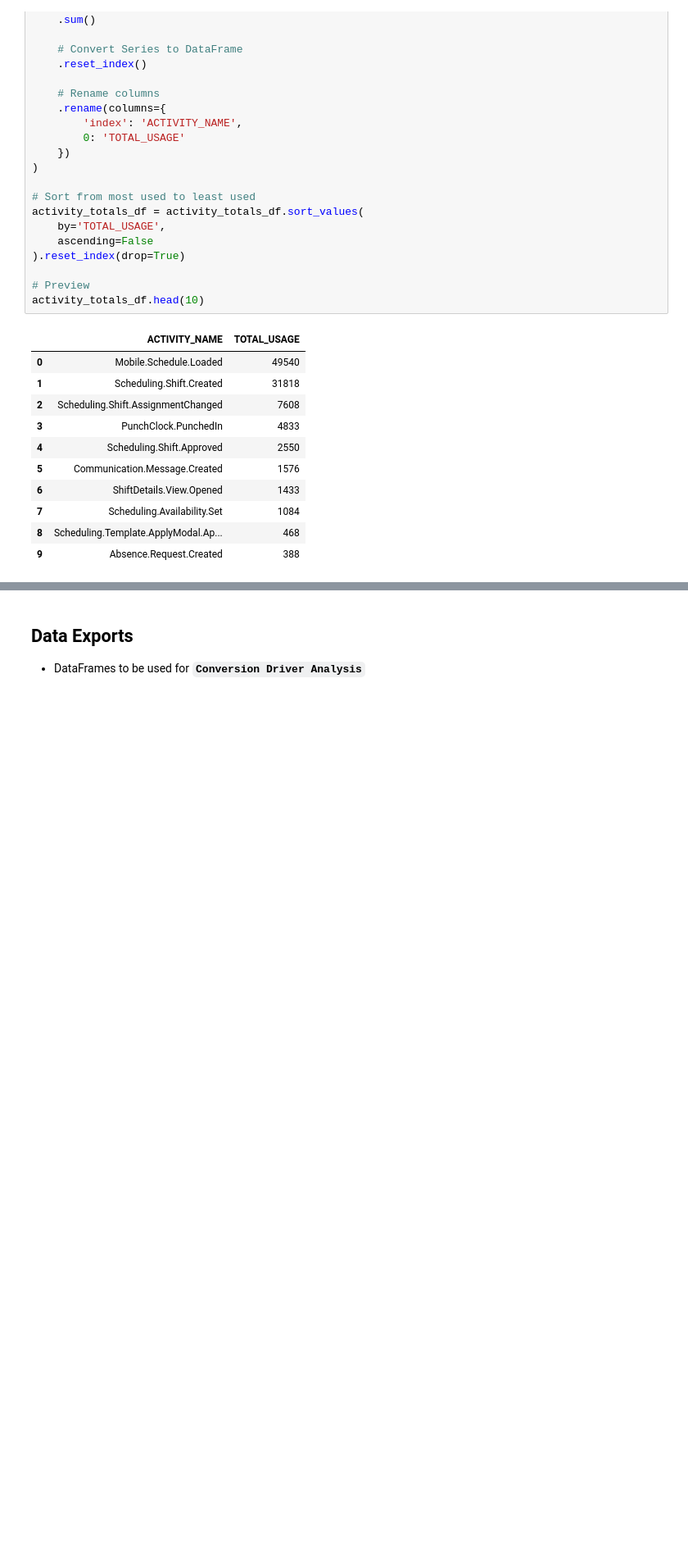
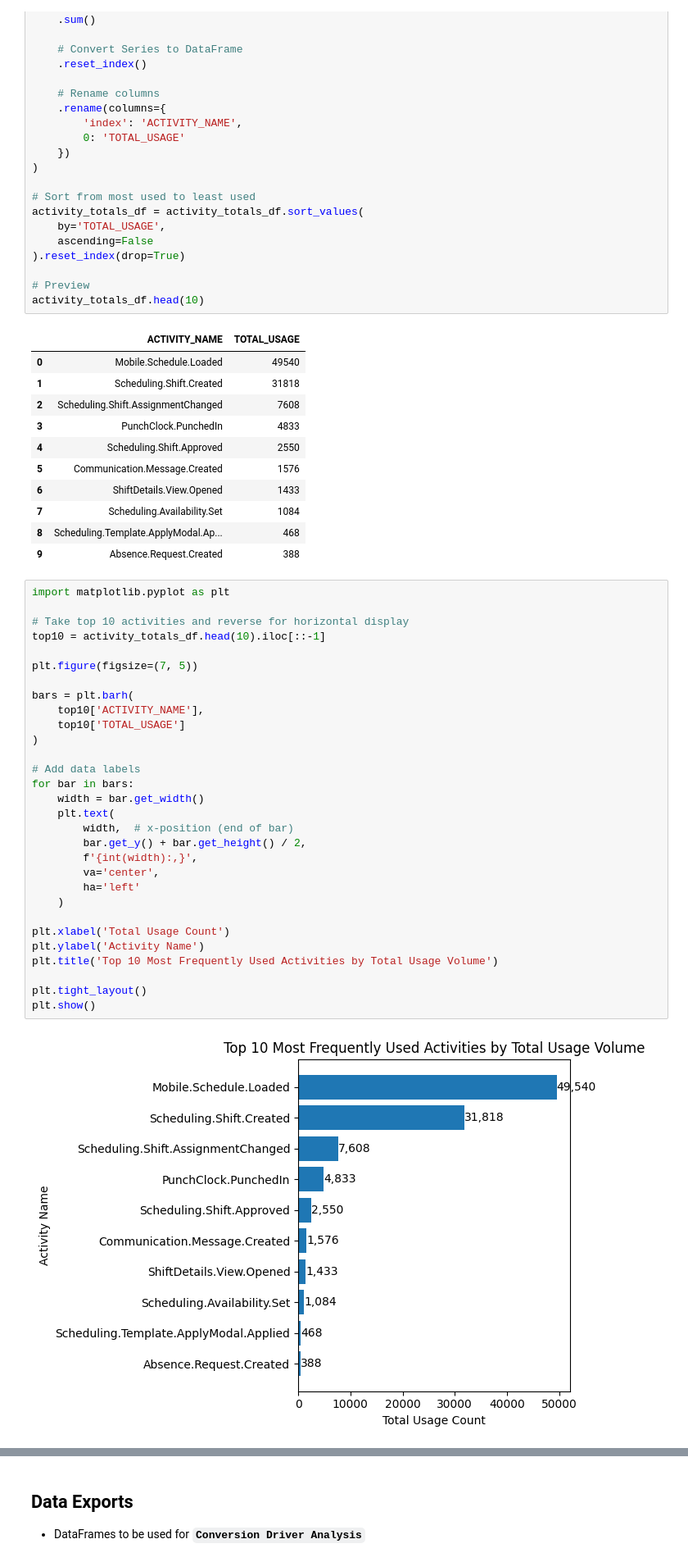
Before and after one commit to jacobdbt2100/trial_activation_analysis, a Jupyter notebook: notebooks/01_data_cleaning_and_exploration.ipynb, the cells around one changed output, grey strips where cells are left out. Shown at 82% size. Cells and saved outputs as stored; diff of their text form; blank space fills up the shorter version.

```diff
--- a/notebooks/01_data_cleaning_and_exploration.ipynb
+++ b/notebooks/01_data_cleaning_and_exploration.ipynb
@@ -879,3 +919,35 @@ activity_totals_df.head(10)
 | 7 | Scheduling.Availability.Set | 1084 |
 | 8 | Scheduling.Template.ApplyModal.Ap... | 468 |
 | 9 | Absence.Request.Created | 388 |
+# %%
+import matplotlib.pyplot as plt
+
+# Take top 10 activities and reverse for horizontal display
+top10 = activity_totals_df.head(10).iloc[::-1]
+
+plt.figure(figsize=(7, 5))
+
+bars = plt.barh(
+    top10['ACTIVITY_NAME'],
+    top10['TOTAL_USAGE']
+)
+
+# Add data labels
+for bar in bars:
+    width = bar.get_width()
+    plt.text(
+        width,  # x-position (end of bar)
+        bar.get_y() + bar.get_height() / 2,
+        f'{int(width):,}',
+        va='center',
+        ha='left'
+    )
+
+plt.xlabel('Total Usage Count')
+plt.ylabel('Activity Name')
+plt.title('Top 10 Most Frequently Used Activities by Total Usage Volume')
+
+plt.tight_layout()
+plt.show()
+# %% [output]
+[figure, added]
```
Also changed, not shown: parts of 5 cells of this notebook, 4 other files.
